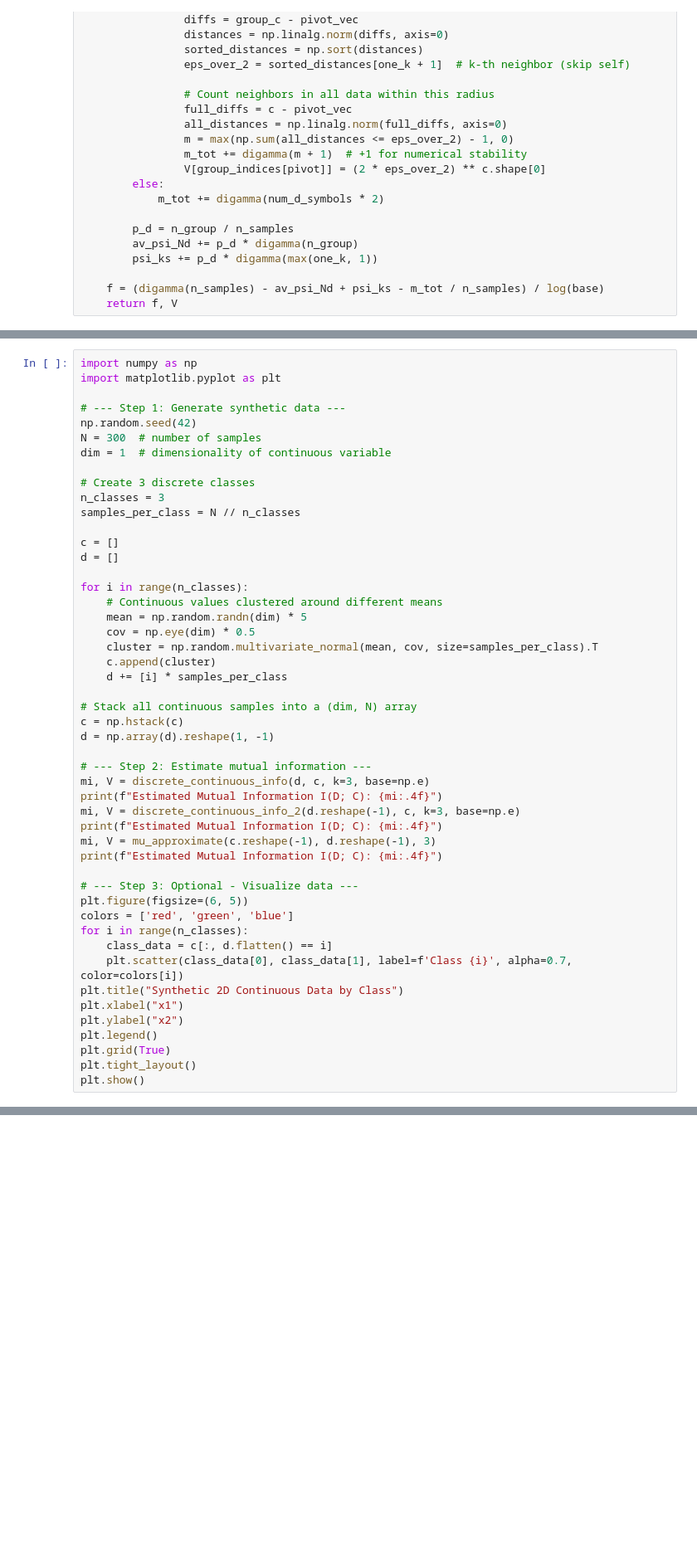
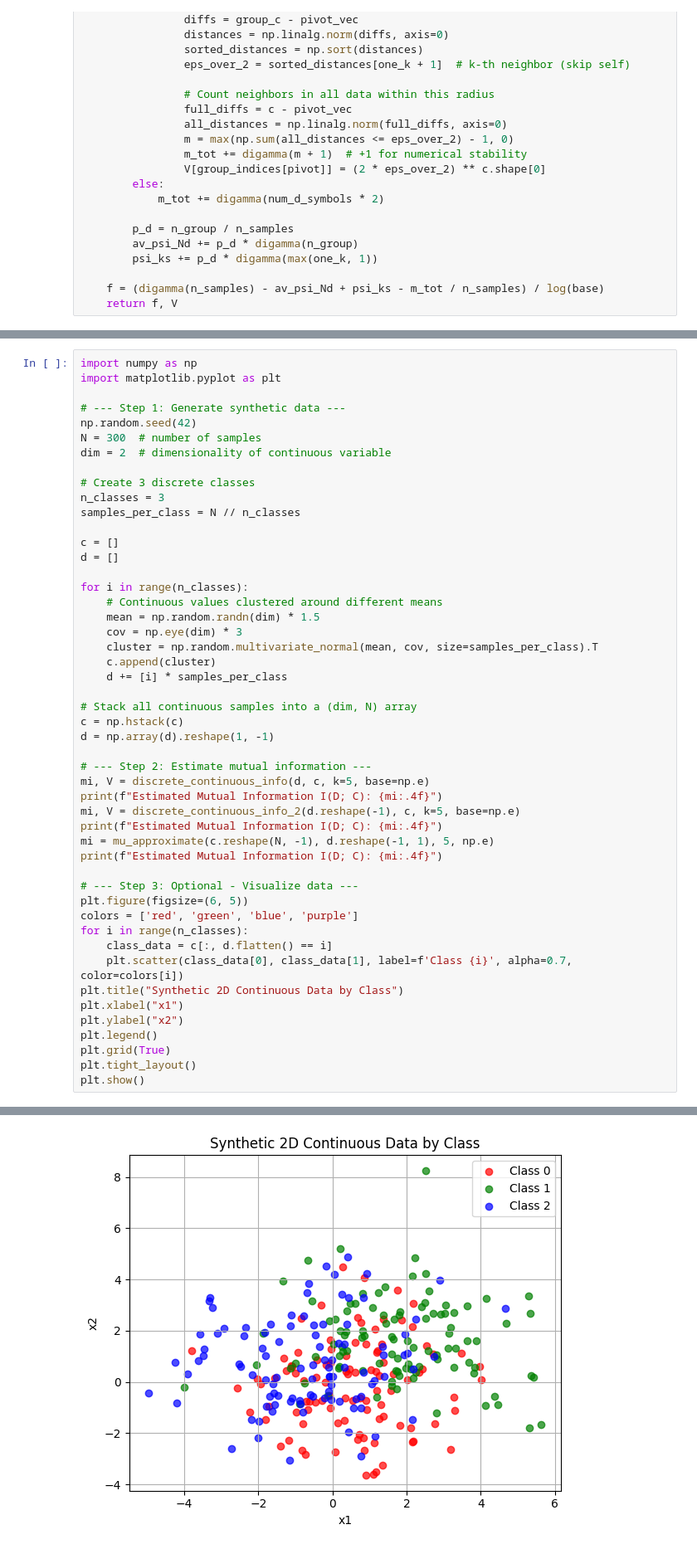
Before and after one commit to Maxtoq/MADRL-PhD-Thesis-Code, a Jupyter notebook: algorithms/LGMARL_new/Mutual Information.ipynb, the cells around one changed output, grey strips where cells are left out. Shown at 83% size. Saved outputs shown, nothing was run; the diff lists cells and outputs as text; blank space fills up the shorter version.

```diff
--- a/algorithms/LGMARL_new/Mutual Information.ipynb
+++ b/algorithms/LGMARL_new/Mutual Information.ipynb
@@ -294,7 +270,7 @@ import matplotlib.pyplot as plt
 # --- Step 1: Generate synthetic data ---
 np.random.seed(42)
 N = 300  # number of samples
-dim = 1  # dimensionality of continuous variable
+dim = 2  # dimensionality of continuous variable
 
 # Create 3 discrete classes
 n_classes = 3
@@ -305,8 +281,8 @@ d = []
 
 for i in range(n_classes):
     # Continuous values clustered around different means
-    mean = np.random.randn(dim) * 5
-    cov = np.eye(dim) * 0.5
+    mean = np.random.randn(dim) * 1.5
+    cov = np.eye(dim) * 3
     cluster = np.random.multivariate_normal(mean, cov, size=samples_per_class).T
     c.append(cluster)
     d += [i] * samples_per_class
@@ -316,16 +292,16 @@ c = np.hstack(c)
 d = np.array(d).reshape(1, -1)
 
 # --- Step 2: Estimate mutual information ---
-mi, V = discrete_continuous_info(d, c, k=3, base=np.e)
+mi, V = discrete_continuous_info(d, c, k=5, base=np.e)
 print(f"Estimated Mutual Information I(D; C): {mi:.4f}")
-mi, V = discrete_continuous_info_2(d.reshape(-1), c, k=3, base=np.e)
+mi, V = discrete_continuous_info_2(d.reshape(-1), c, k=5, base=np.e)
 print(f"Estimated Mutual Information I(D; C): {mi:.4f}")
-mi, V = mu_approximate(c.reshape(-1), d.reshape(-1), 3)
+mi = mu_approximate(c.reshape(N, -1), d.reshape(-1, 1), 5, np.e)
 print(f"Estimated Mutual Information I(D; C): {mi:.4f}")
 
 # --- Step 3: Optional - Visualize data ---
 plt.figure(figsize=(6, 5))
-colors = ['red', 'green', 'blue']
+colors = ['red', 'green', 'blue', 'purple']
 for i in range(n_classes):
     class_data = c[:, d.flatten() == i]
     plt.scatter(class_data[0], class_data[1], label=f'Class {i}', alpha=0.7, color=colors[i])
@@ -345,0 +319 @@ array=[2.38580314 2.94155572 3.5605155  2.31799933 2.31801094 3.60024286
+[figure, added]
```
Also changed, not shown: parts of 9 cells of this notebook, 19 other files.
